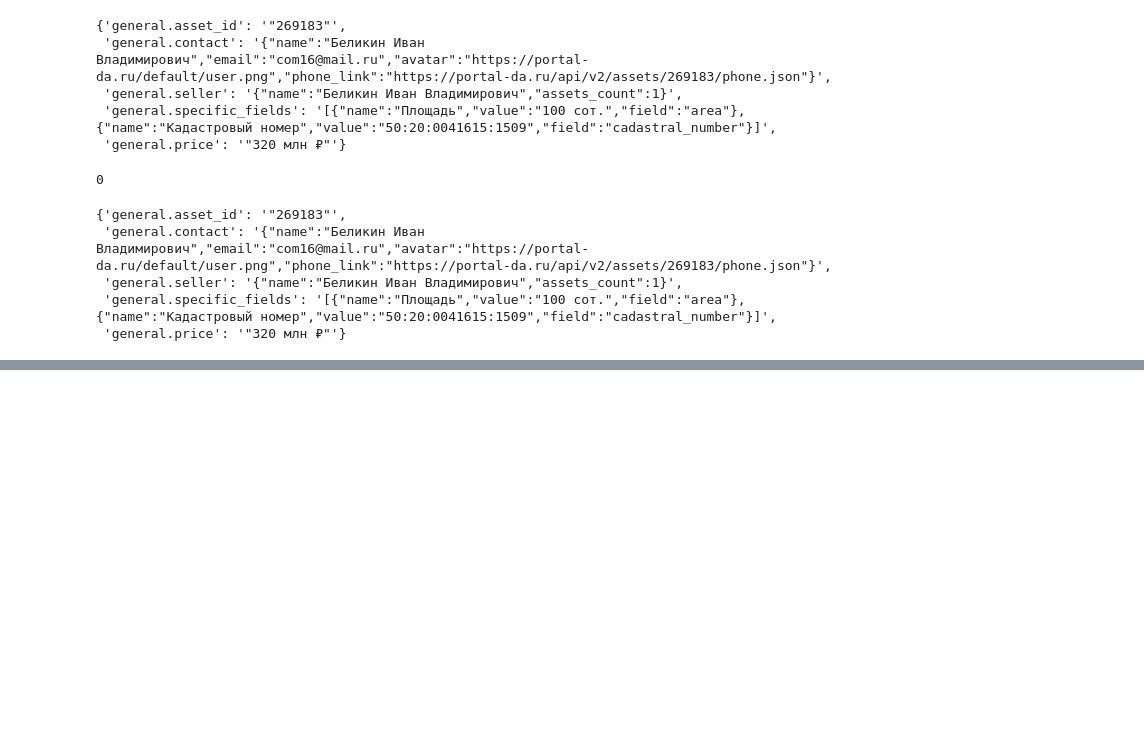
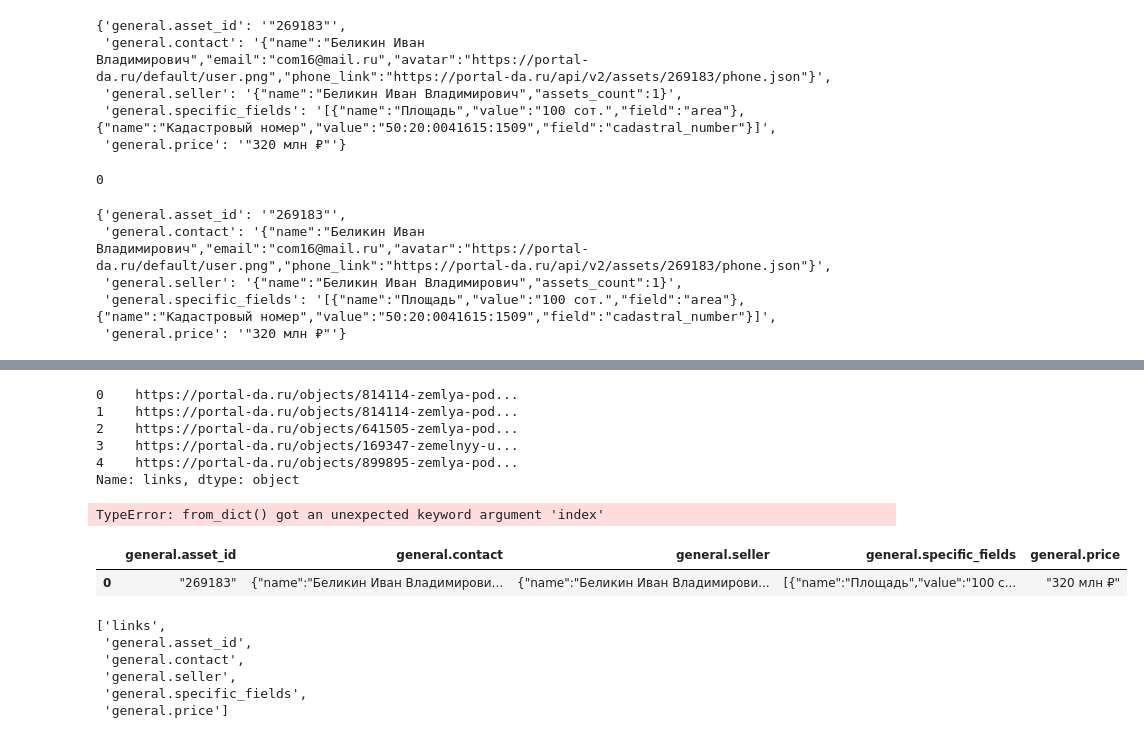
Before and after one commit to damnpav/liens_watching, a Jupyter notebook: portal_da_check.ipynb, the cells around one changed output, grey strips where cells are left out. Cells and saved outputs as stored; diff of their text form; code cells hidden in the pictures; blank space fills up the shorter version.

Commit message:
add link parser

```diff
--- a/portal_da_check.ipynb
+++ b/portal_da_check.ipynb
@@ -491,0 +510,27 @@ result_dict
+# %%
+links_df[:5]['links']
+# %% [output]
+0    https://portal-da.ru/objects/814114-zemlya-pod...
+1    https://portal-da.ru/objects/814114-zemlya-pod...
+2    https://portal-da.ru/objects/641505-zemlya-pod...
+3    https://portal-da.ru/objects/169347-zemelnyy-u...
+4    https://portal-da.ru/objects/899895-zemlya-pod...
+Name: links, dtype: object
+# %%
+pd.DataFrame.from_dict(result_dict, orient='columns', index=['foo'])
+# %% [output]
+TypeError: from_dict() got an unexpected keyword argument 'index'
+# %%
+pd.DataFrame([result_dict])
+# %% [output]
+|  | general.asset_id | general.contact | general.seller | general.specific_fields | general.price |
+| 0 | "269183" | {"name":"Беликин Иван Владимирови... | {"name":"Беликин Иван Владимирови... | [{"name":"Площадь","value":"100 с... | "320 млн ₽" |
+# %%
+['links'] + needed_keys_df['keys'].to_list()
+# %% [output]
+['links',
+ 'general.asset_id',
+ 'general.contact',
+ 'general.seller',
+ 'general.specific_fields',
+ 'general.price']
```
Also changed, not shown: parts of 2 cells of this notebook, 1 other file.
